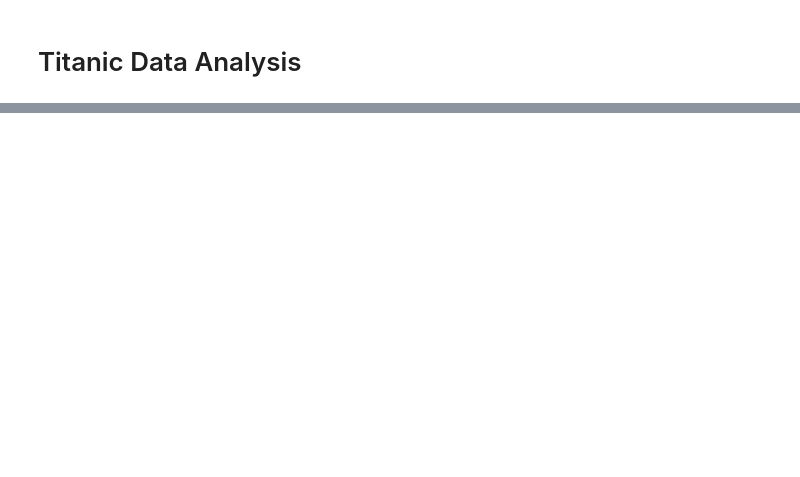
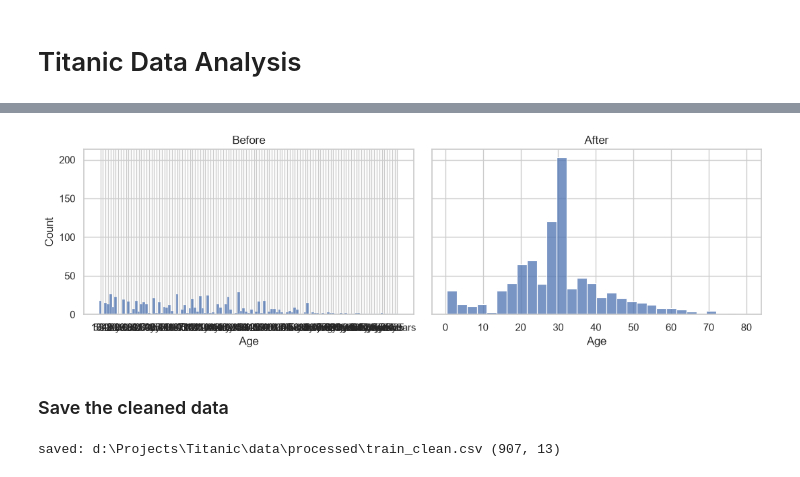
Before and after one commit to dhruv64776477/Titanic-data-analysis, a Jupyter notebook: notebooks/Titanic_Data_Analysis.ipynb, the cells around one changed output, grey strips where cells are left out. Saved outputs shown, nothing was run; the diff lists cells and outputs as text; code cells hidden in the pictures; blank space fills up the shorter version.

Commit message:
fix errors and inconsistencies and handling missing values

```diff
--- a/notebooks/Titanic_Data_Analysis.ipynb
+++ b/notebooks/Titanic_Data_Analysis.ipynb
@@ -25,0 +380,4 @@ df.head()
+# %%
+# Step 1: average fare of each class
+class_avg = df.groupby("Pclass")["Fare"].mean()
+class_avg
@@ -25,0 +390,12 @@ df.head()
+# %%
+# If Pclass is missing AND Fare is given -> fill with closest class_avg
+mask = df["Pclass"].isnull() & df["Fare"].notnull()
+df.loc[mask, "Pclass"] = df.loc[mask, "Fare"].apply(lambda f: (class_avg - f).abs().idxmin())
+
+# If both were missing (remaining NaNs in Pclass) -> fill with mode
+df["Pclass"] = df["Pclass"].fillna(df["Pclass"].mode()[0]).astype(int)
+
+# If Pclass is given (which is now every row!) -> fill missing Fare with class_avg
+df["Fare"] = df["Fare"].fillna(df["Pclass"].map(class_avg))
+
+print(df["Pclass"].isnull().sum(),"\t", df["Fare"].isnull().sum())
@@ -25,0 +406,3 @@ df.head()
+# %%
+age_avg = df.groupby(["Sex"])["Age"].mean().round()
+age_avg
@@ -25,0 +414,7 @@ df.head()
+# %%
+for i in df.index:
+    if pd.isnull(df.loc[i, "Age"]):
+        group = ( df.loc[i, "Sex"])
+        df.loc[i, "Age"] = age_avg[group]
+
+df["Age"].isnull().sum()
@@ -25,0 +456,16 @@ df.head()
+# %%
+fig, (ax1, ax2) = plt.subplots(1, 2, figsize=(11, 3.5), sharey=True)
+sns.histplot(df_original["Age"].dropna(), bins=30, ax=ax1)
+sns.histplot(df["Age"], bins=30, ax=ax2)
+ax1.set_title("Before")
+ax2.set_title("After")
+plt.tight_layout()
+# %% [output]
+[figure, added]
+# %% [markdown]
+### Save the cleaned data
+# %%
+df.to_csv(PROCESSED_DATA_PATH, index=False)
+print("saved:", PROCESSED_DATA_PATH, df.shape)
+# %% [output]
+saved: d:\Projects\Titanic\data\processed\train_clean.csv (907, 13)
```
Also changed, not shown: parts of 45 cells of this notebook, 3 other files.
